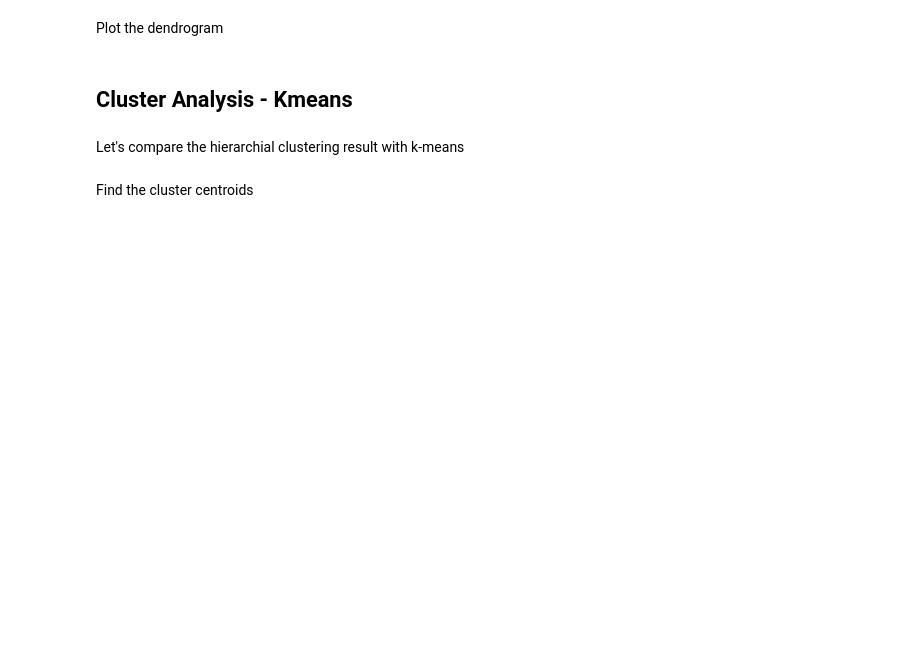
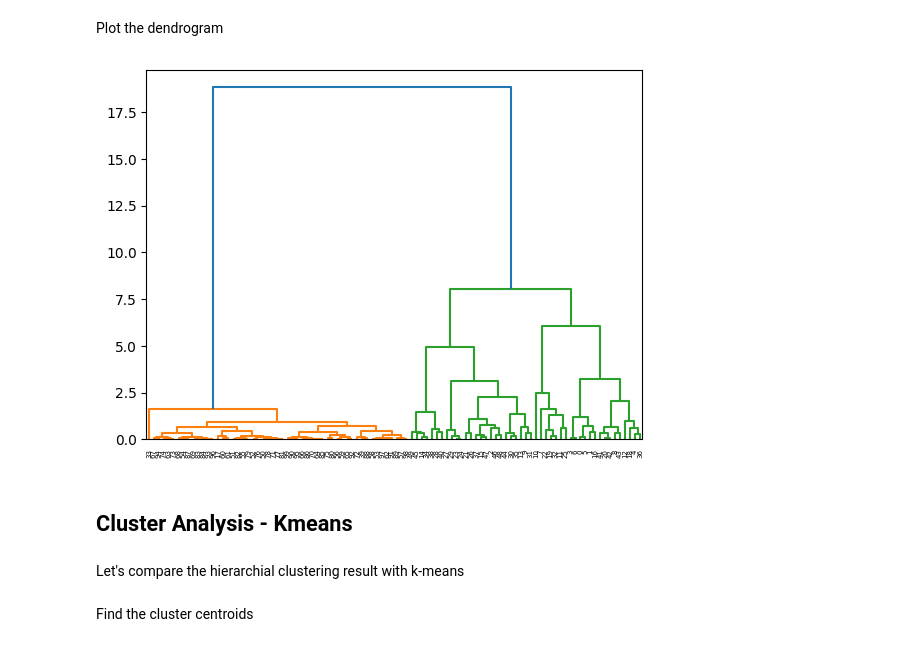
Before and after one commit to christinabrnn/Python-Study, a Jupyter notebook: BA820/Clustering_Synthetic_Data_unsolved.ipynb, the cells around one changed output. Drawn from its saved outputs; the diff is of its cells as text; code cells hidden in the pictures; blank space fills up the shorter version.

```diff
--- a/BA820/Clustering_Synthetic_Data_unsolved.ipynb
+++ b/BA820/Clustering_Synthetic_Data_unsolved.ipynb
@@ -43,7 +46,9 @@ sns.scatterplot(df, )
 Plot the dendrogram
 # %%
 from scipy.cluster.hierarchy import dendrogram
-_ =
+_ = dendrogram(Z)
+# %% [output]
+[figure, added]
 # %% [markdown]
 ## Cluster Analysis - Kmeans
 # %% [markdown]
```
Also changed, not shown: parts of 18 cells of this notebook.
